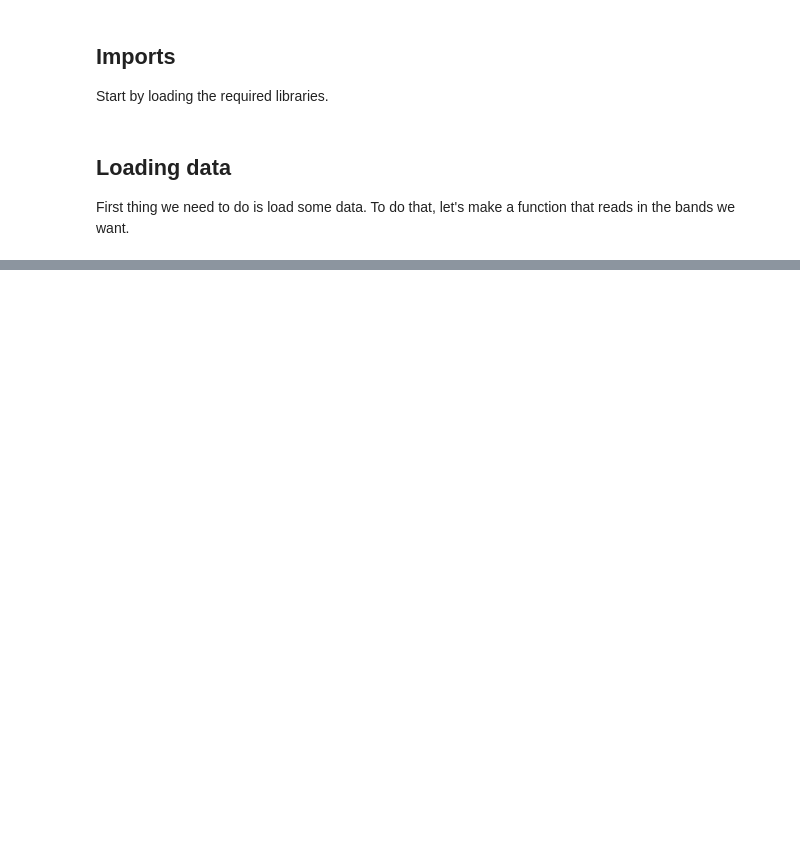
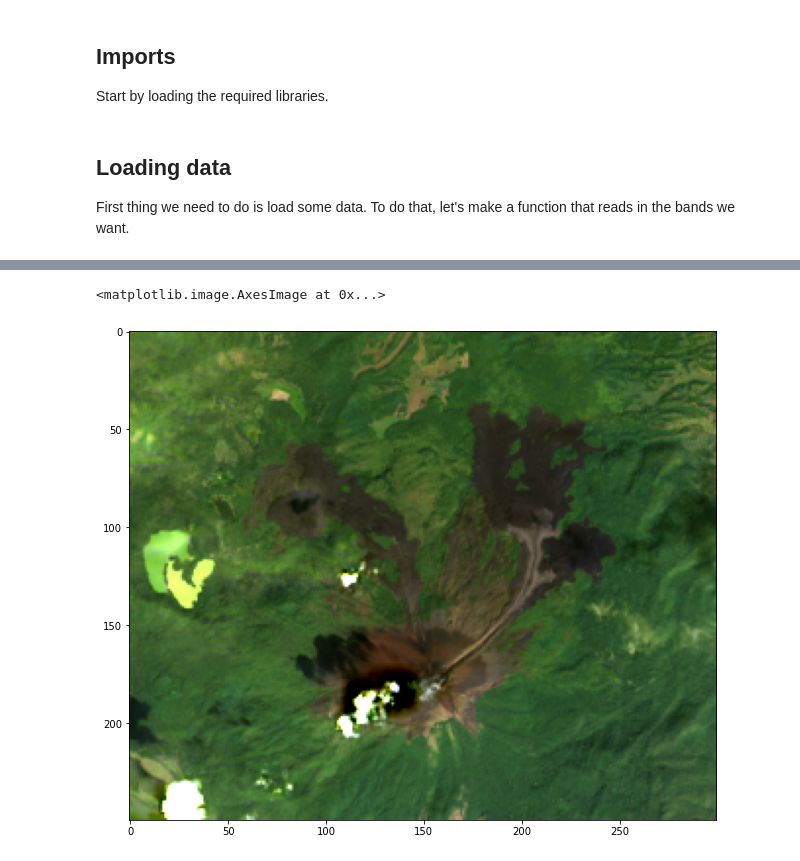
Before and after one commit to leouieda/remote-sensing, a Jupyter notebook: practicals/practical4.ipynb, the cells around one changed output, grey strips where cells are left out. Drawn from its saved outputs; the diff is of its cells as text; code cells hidden in the pictures; blank space fills up the shorter version.

```diff
--- a/practicals/practical4.ipynb
+++ b/practicals/practical4.ipynb
@@ -167,0 +109,14 @@ plt.colorbar()
+# %%
+scene = load_scene(
+    "momotombo/LC08_L2SP_017051_20151205_20200908_02_T1/",
+    bands=["blue", "green", "red", "nir", "swir1", "swir2", "thermal"],
+    crop=[5850, 6100, 3500, 3800],
+)
+# %%
+scene["rgb"] = make_composite(scene, red="red", green="green", blue="blue", in_range=(0, 0.15))
+# %%
+plt.figure(figsize=(14, 9))
+plt.imshow(scene["rgb"])
+# %% [output]
+<matplotlib.image.AxesImage at 0x...>
+[figure, added]
```
Also changed, not shown: parts of 36 cells of this notebook.
